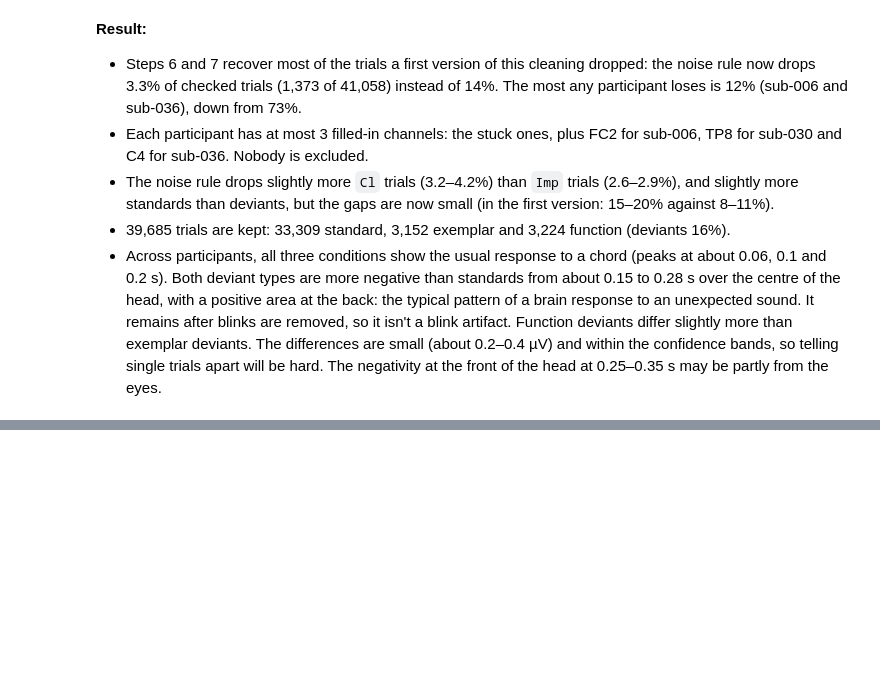
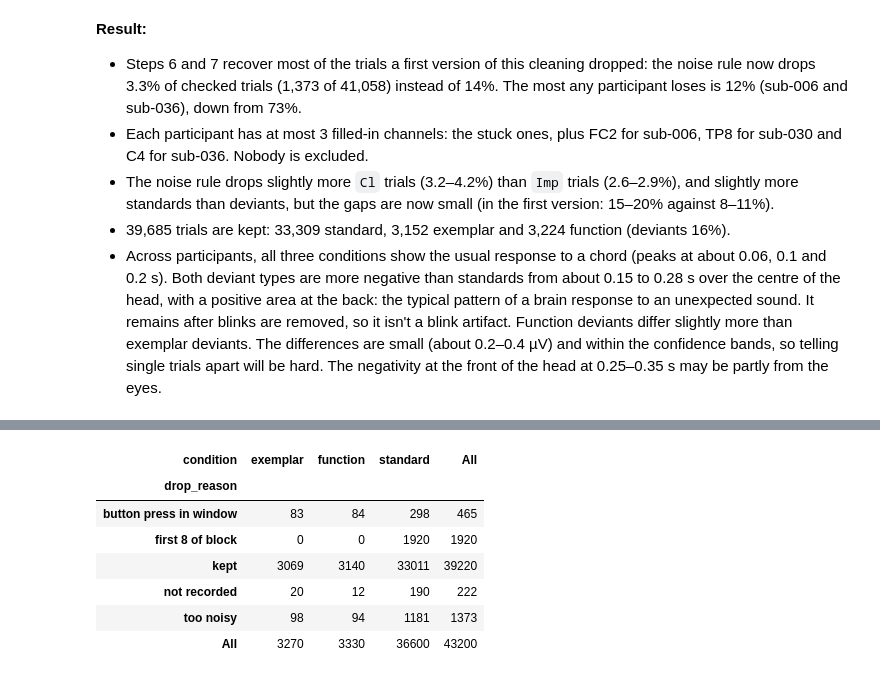
Before and after one commit to davisbone/Harmonic-EEG, a Jupyter notebook: MS2wranglingData.ipynb, the cells around one changed output, grey strips where cells are left out. Cells and saved outputs as stored; diff of their text form; code cells hidden in the pictures; blank space fills up the shorter version.

```diff
--- a/MS2wranglingData.ipynb
+++ b/MS2wranglingData.ipynb
@@ -1686,0 +1697,28 @@ for deviant in ["exemplar", "function"]:
+# %%
+# Button presses are the scored response codes in events.tsv
+press_codes = ["Correct - Function!", "Correct - Exemplar!", "Incorrect - Standard!"]
+
+# Whether each trial has a button press between -0.1 and 0.4 s around its middle chord
+press_in_window = pd.Series(False, index=trials.index)
+for participant in included.index:
+    e = events[participant]
+    presses = e.loc[e["value"].isin(press_codes), "onset"].to_numpy()
+    rows = trials.index[trials["participant"] == participant]
+    time_to_press = presses[None, :] - trials.loc[rows, "onset_s"].to_numpy()[:, None]
+    press_in_window[rows] = ((time_to_press >= -0.1) & (time_to_press < 0.4)).any(axis=1)
+
+# Drop the kept trials that have one
+trials.loc[trials["kept"] & press_in_window, "drop_reason"] = "button press in window"
+trials["kept"] = trials["drop_reason"].isna()
+
+# Trials dropped for each reason, by condition
+pd.crosstab(trials["drop_reason"].fillna("kept"), trials["condition"], margins=True)
+# %% [output]
+| condition | exemplar | function | standard | All |
+| drop_reason |  |  |  |  |
+| button press in window | 83 | 84 | 298 | 465 |
+| first 8 of block | 0 | 0 | 1920 | 1920 |
+| kept | 3069 | 3140 | 33011 | 39220 |
+| not recorded | 20 | 12 | 190 | 222 |
+| too noisy | 98 | 94 | 1181 | 1373 |
+| All | 3270 | 3330 | 36600 | 43200 |
```
Also changed, not shown: parts of 7 cells of this notebook.
